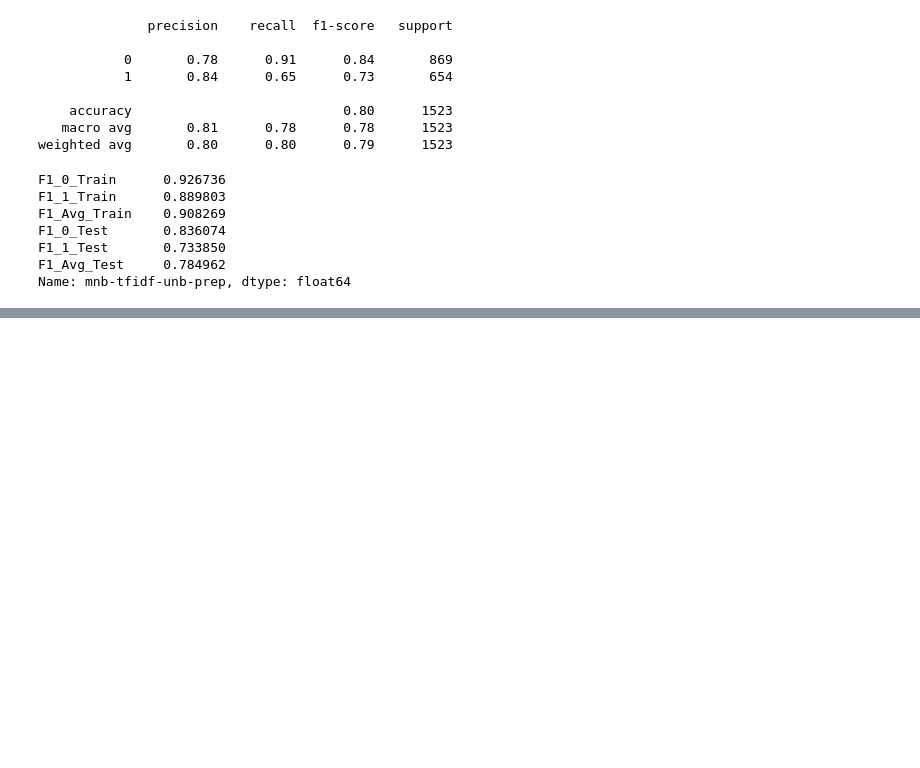
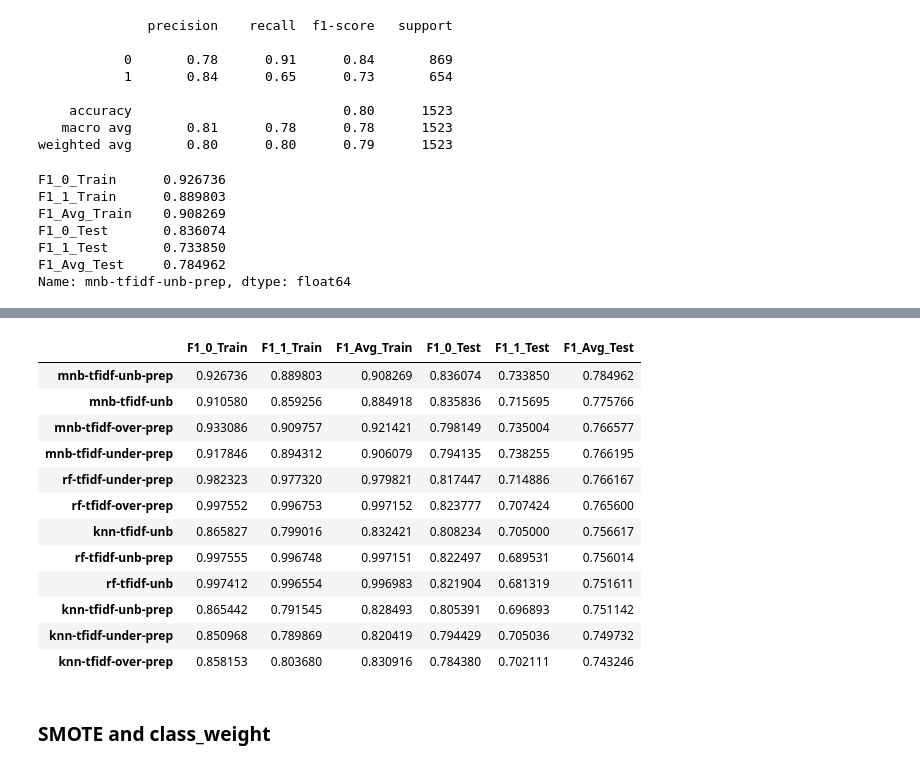
Before and after one commit to kellianneyang/natural-language-processing-practice, a Jupyter notebook: Natural Language Processing with Disaster Tweets - Kaggle Competition.ipynb, the cells around one changed output, grey strips where cells are left out. Saved outputs shown, nothing was run; the diff lists cells and outputs as text; code cells hidden in the pictures; blank space fills up the shorter version.

```diff
--- a/Natural Language Processing with Disaster Tweets - Kaggle Competition.ipynb
+++ b/Natural Language Processing with Disaster Tweets - Kaggle Competition.ipynb
@@ -464,0 +625,18 @@ scores_df.sort_values(by = 'F1_Avg_Test', ascending = False)
+# %%
+scores_df.sort_values(by = 'F1_Avg_Test', ascending = False)
+# %% [output]
+|  | F1_0_Train | F1_1_Train | F1_Avg_Train | F1_0_Test | F1_1_Test | F1_Avg_Test |
+| mnb-tfidf-unb-prep | 0.926736 | 0.889803 | 0.908269 | 0.836074 | 0.733850 | 0.784962 |
+| mnb-tfidf-unb | 0.910580 | 0.859256 | 0.884918 | 0.835836 | 0.715695 | 0.775766 |
+| mnb-tfidf-over-prep | 0.933086 | 0.909757 | 0.921421 | 0.798149 | 0.735004 | 0.766577 |
+| mnb-tfidf-under-prep | 0.917846 | 0.894312 | 0.906079 | 0.794135 | 0.738255 | 0.766195 |
+| rf-tfidf-under-prep | 0.982323 | 0.977320 | 0.979821 | 0.817447 | 0.714886 | 0.766167 |
+| rf-tfidf-over-prep | 0.997552 | 0.996753 | 0.997152 | 0.823777 | 0.707424 | 0.765600 |
+| knn-tfidf-unb | 0.865827 | 0.799016 | 0.832421 | 0.808234 | 0.705000 | 0.756617 |
+| rf-tfidf-unb-prep | 0.997555 | 0.996748 | 0.997151 | 0.822497 | 0.689531 | 0.756014 |
+| rf-tfidf-unb | 0.997412 | 0.996554 | 0.996983 | 0.821904 | 0.681319 | 0.751611 |
+| knn-tfidf-unb-prep | 0.865442 | 0.791545 | 0.828493 | 0.805391 | 0.696893 | 0.751142 |
+| knn-tfidf-under-prep | 0.850968 | 0.789869 | 0.820419 | 0.794429 | 0.705036 | 0.749732 |
+| knn-tfidf-over-prep | 0.858153 | 0.803680 | 0.830916 | 0.784380 | 0.702111 | 0.743246 |
+# %% [markdown]
+### SMOTE and class_weight
```
Also changed, not shown: parts of 36 cells of this notebook.
